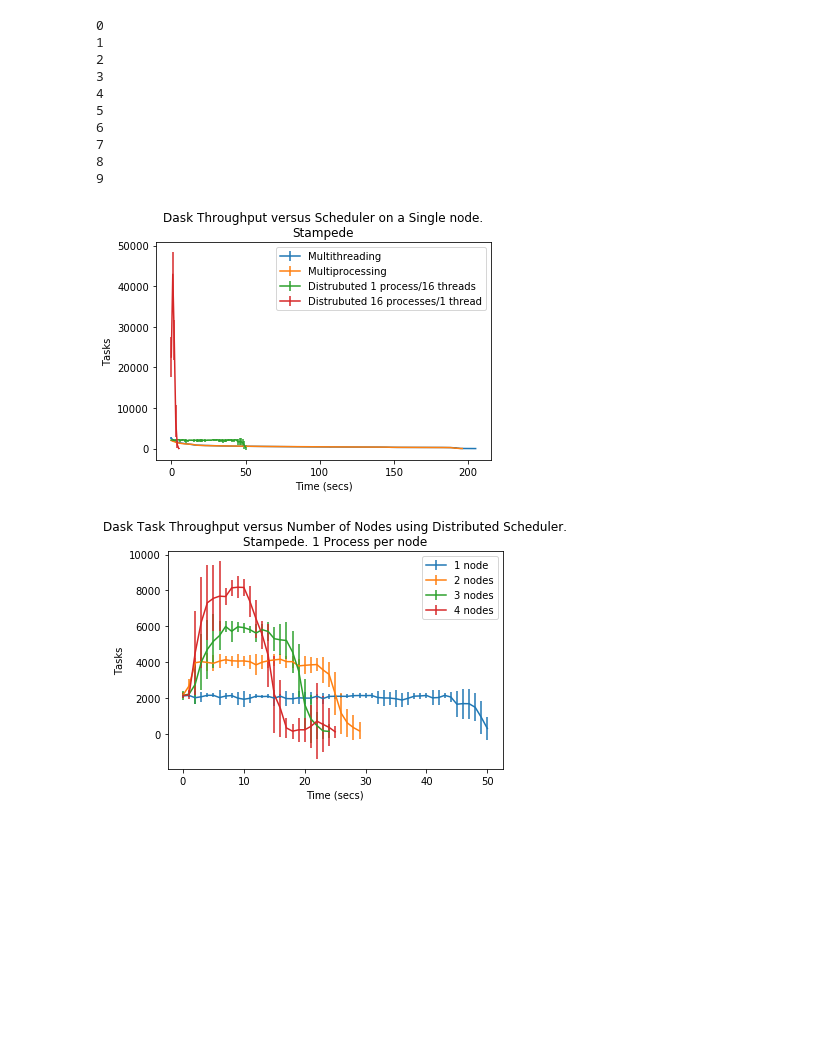
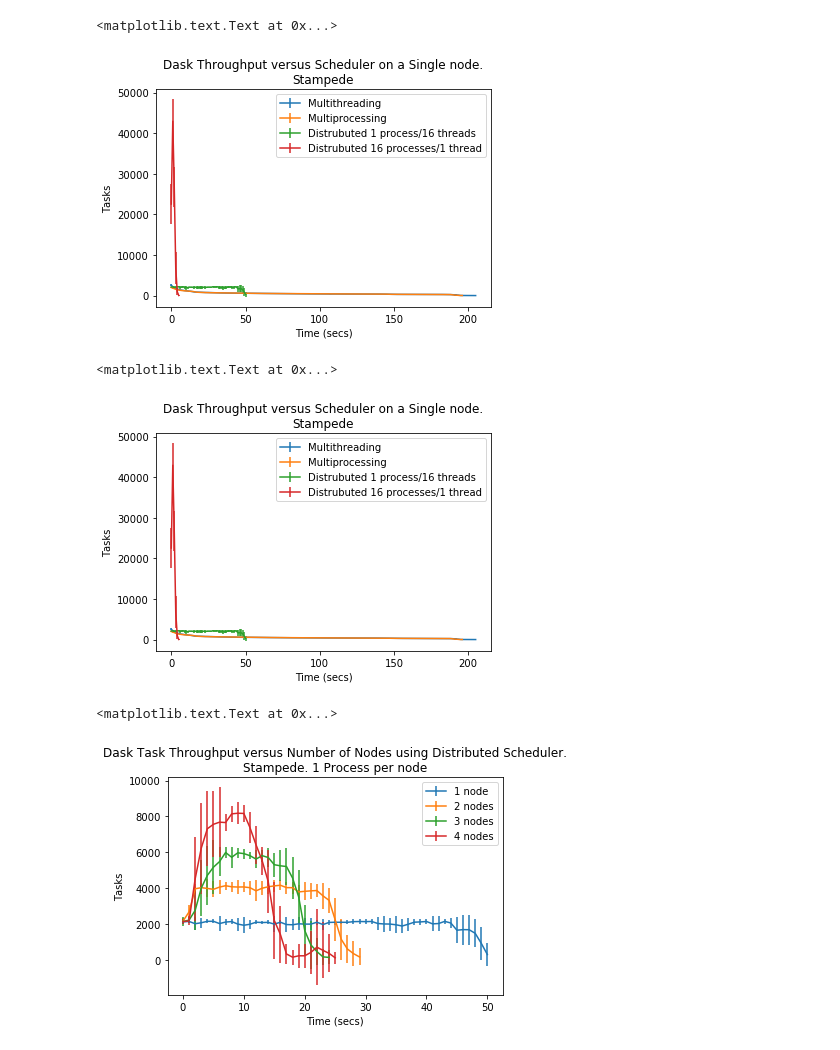
Before and after one commit to radical-experiments/midas_exps, a Jupyter notebook: dask/DaskAnalysisThroughput2.ipynb, the cells around one changed output. Saved outputs shown, nothing was run; the diff lists cells and outputs as text; code cells hidden in the pictures; blank space fills up the shorter version.

Commit message:
Das Throughput

```diff
--- a/dask/DaskAnalysisThroughput2.ipynb
+++ b/dask/DaskAnalysisThroughput2.ipynb
@@ -19,24 +19,32 @@ def DaskProfReader(filename):
 
     return np.array(timestamps)
 
-def SchedulerDelay(profiles):
+def SchedulerDelay(profiles,measure='start'):
     delays = np.array([])
+    if measure == 'end':
+        index = 1
+    else:
+        index = 0
     for profile in profiles:
-        start_times = profile[:,0]
+        start_times = profile[:,index]
         start_times.sort()
         start_times = start_times-start_times[0]
         delays = np.append(delays,start_times[0:-1])
 
     return delays
 
-def SchedulerDelayDist(profiles):
+def SchedulerDelayDist(profiles,measure='start'):
     delays = np.array([])
+    if measure == 'end':
+        index = 1
+    else:
+        index = 0
 
     for profile in profiles:
-        start_times = profile[1][:,0]
-        start_times.sort()
-        start_times=start_times-start_times[0]
-        delays = np.append(delays,start_times)
+        times = profile[1][:,index]
+        times.sort()
+        times = times-times[0]
+        delays = np.append(delays,times)
 
     return delays
 
@@ -95,19 +103,7 @@ for i in range(0,10):
 profiles_thread=list()
 
 for i in range(0,10):
-    print i
     profiles_thread.append(DaskProfReader('Stampede/Throughput/Iteration2/threadedT_prof%d'%i))
-# %% [output]
-0
-1
-2
-3
-4
-5
-6
-7
-8
-9
 # %%
 threadedDelay = SchedulerDelay(profiles_thread)
 
@@ -154,10 +186,26 @@ plt.legend()
 plt.title('Dask Throughput versus Scheduler on a Single node.\nStampede')
 plt.ylabel('Tasks')
 plt.xlabel('Time (secs)')
-plt.savefig('daskThroughputvsScheduler2.pdf',dpi=800,bbox_inches='tight')
-plt.savefig('daskThroughputvsScheduler2.png',dpi=800,bbox_inches='tight')
+#plt.savefig('daskThroughputvsScheduler2.pdf',dpi=800,bbox_inches='tight')
+#plt.savefig('daskThroughputvsScheduler2.png',dpi=800,bbox_inches='tight')
 # %% [output]
+<matplotlib.text.Text at 0x...>
 [figure]
+# %%
+plt.figure()
+plt.errorbar(range(0,threadedDelayEnd_hist.shape[1]),threadedDelayEnd_hist.mean(0),yerr=threadedDelayEnd_hist.std(0),label='Multithreading')
+plt.errorbar(range(0,multiprocDelayEnd_hist.shape[1]),multiprocDelayEnd_hist.mean(0),yerr=multiprocDelayEnd_hist.std(0),label='Multiprocessing')
+plt.errorbar(range(0,distDelayEnd_16_hist.shape[1]),distDelayEnd_16_hist.mean(0),yerr=distDelayEnd_16_hist.std(0),label='Distrubuted 1 process/16 threads')
+plt.errorbar(range(0,distDelayEnd_16_1t_hist.shape[1]),distDelayEnd_16_1t_hist.mean(0),yerr=distDelayEnd_16_1t_hist.std(0),label='Distrubuted 16 processes/1 thread')
+plt.legend()
+plt.title('Dask Throughput versus Scheduler on a Single node.\nStampede')
+plt.ylabel('Tasks')
+plt.xlabel('Time (secs)')
+#plt.savefig('daskThroughputvsScheduler2.pdf',dpi=800,bbox_inches='tight')
+#plt.savefig('daskThroughputvsScheduler2.png',dpi=800,bbox_inches='tight')
+# %% [output]
+<matplotlib.text.Text at 0x...>
+[figure, added]
 # %%
 plt.figure()
 plt.errorbar(range(0,distDelay_16_hist.shape[1]),distDelay_16_hist.mean(0),yerr=distDelay_16_hist.std(0),label='1 node')
@@ -168,7 +216,8 @@ plt.legend()
 plt.title('Dask Task Throughput versus Number of Nodes using Distributed Scheduler.\nStampede. 1 Process per node')
 plt.ylabel('Tasks')
 plt.xlabel('Time (secs)')
-plt.savefig('daskThroughputvsNodes2.pdf',dpi=800,bbox_inches='tight')
-plt.savefig('daskThroughputvsNodes2.png',dpi=800,bbox_inches='tight')
+#plt.savefig('daskThroughputvsNodes2.pdf',dpi=800,bbox_inches='tight')
+#plt.savefig('daskThroughputvsNodes2.png',dpi=800,bbox_inches='tight')
 # %% [output]
+<matplotlib.text.Text at 0x...>
 [figure]
```
Also changed, not shown: parts of 6 cells of this notebook, 1 other file.
